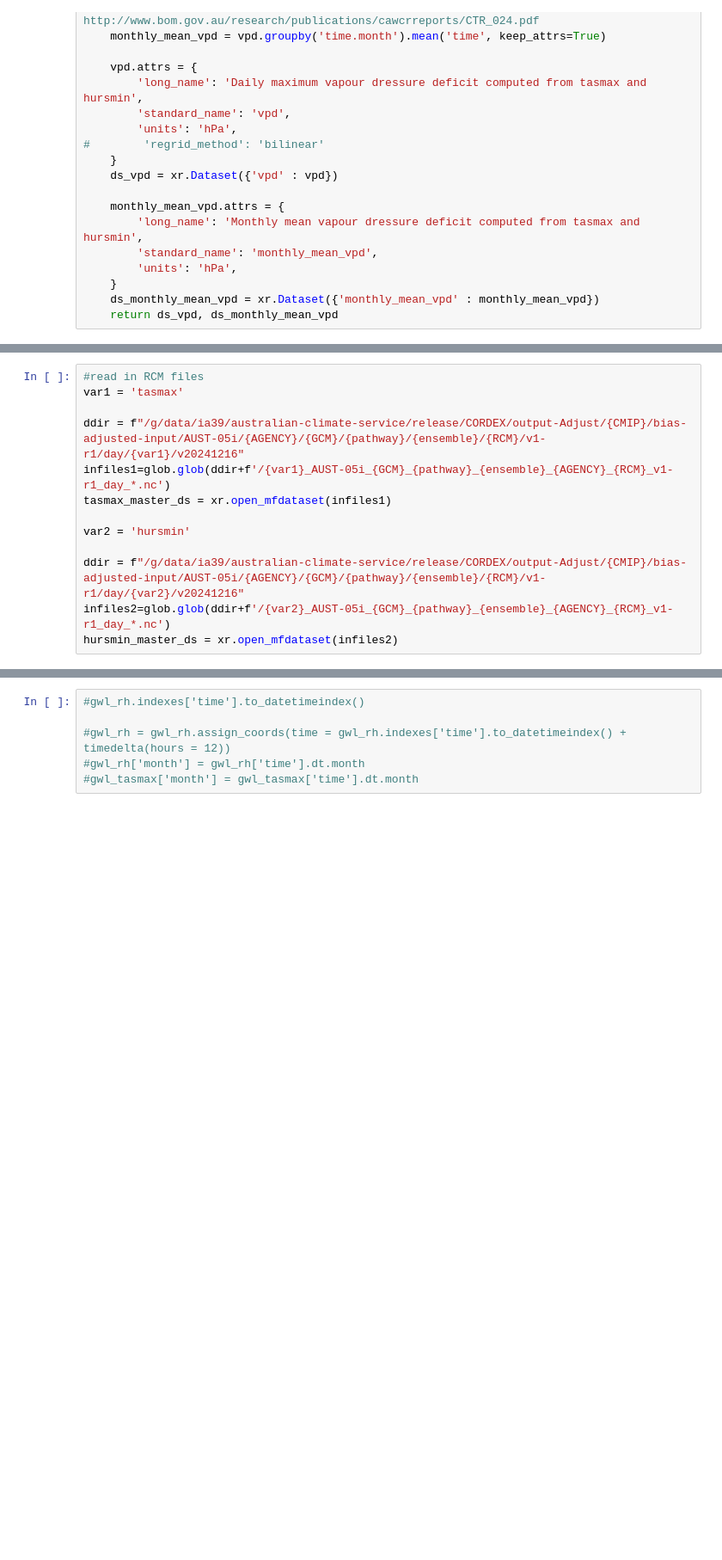
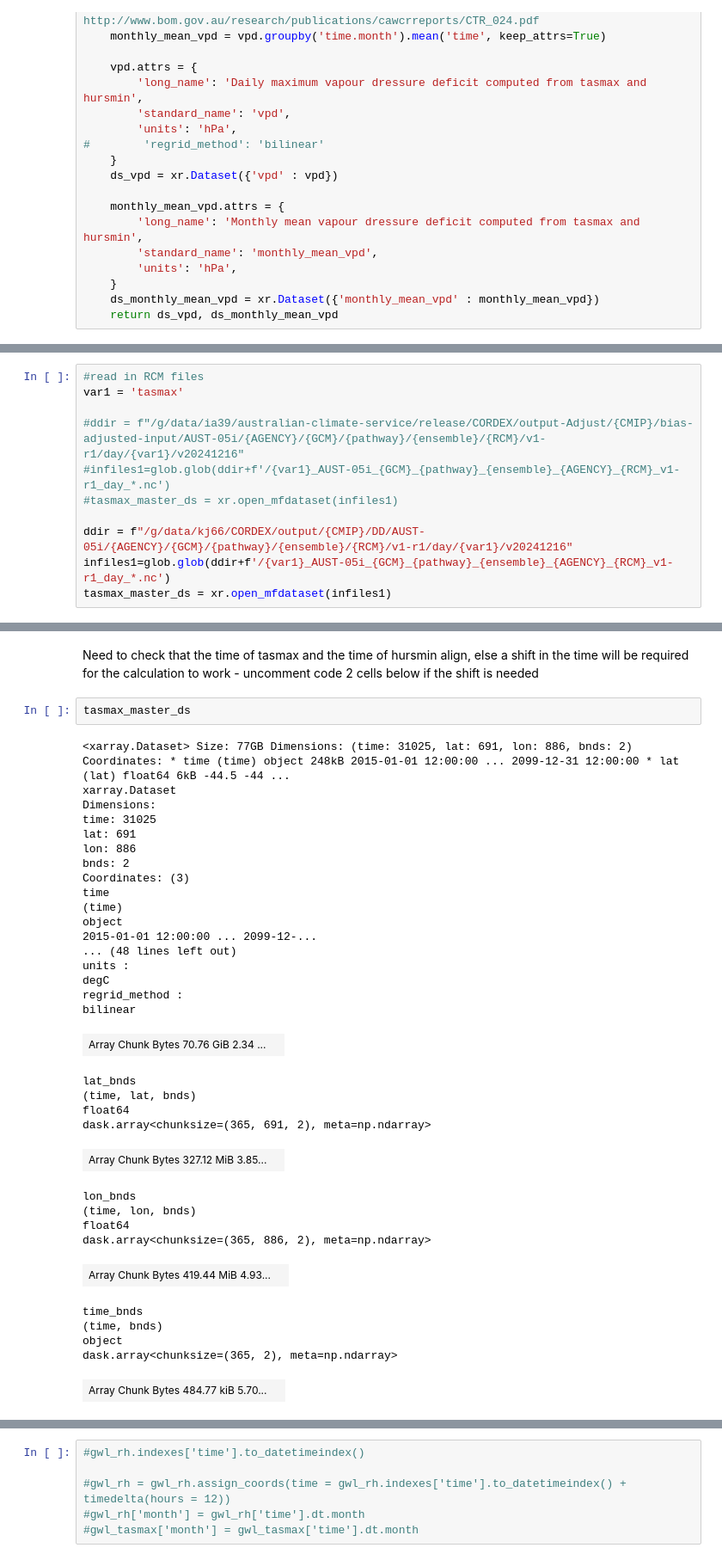
Before and after one commit to nb-bom/VPD, a Jupyter notebook: VPD functions.ipynb, the cells around one changed output, grey strips where cells are left out. Shown: that part at 86% size. Saved outputs shown, nothing was run; the diff lists cells and outputs as text; blank space fills up the shorter version.

```diff
--- a/VPD functions.ipynb
+++ b/VPD functions.ipynb
@@ -117,12 +119,10 @@ output_dir_mm = '/g/data/ia39/ncra/bushfire/vpd/monthly_mean/'
 #read in RCM files
 var1 = 'tasmax'
 
-ddir = f"/g/data/ia39/australian-climate-service/release/CORDEX/output-Adjust/{CMIP}/bias-adjusted-input/AUST-05i/{AGENCY}/{GCM}/{pathway}/{ensemble}/{RCM}/v1-r1/day/{var1}/v20241216"
+#ddir = f"/g/data/ia39/australian-climate-service/release/CORDEX/output-Adjust/{CMIP}/bias-adjusted-input/AUST-05i/{AGENCY}/{GCM}/{pathway}/{ensemble}/{RCM}/v1-r1/day/{var1}/v20241216"
+#infiles1=glob.glob(ddir+f'/{var1}_AUST-05i_{GCM}_{pathway}_{ensemble}_{AGENCY}_{RCM}_v1-r1_day_*.nc')
+#tasmax_master_ds = xr.open_mfdataset(infiles1)
+
+ddir = f"/g/data/kj66/CORDEX/output/{CMIP}/DD/AUST-05i/{AGENCY}/{GCM}/{pathway}/{ensemble}/{RCM}/v1-r1/day/{var1}/v20241216"
 infiles1=glob.glob(ddir+f'/{var1}_AUST-05i_{GCM}_{pathway}_{ensemble}_{AGENCY}_{RCM}_v1-r1_day_*.nc')
 tasmax_master_ds = xr.open_mfdataset(infiles1)
-
-var2 = 'hursmin'
-
-ddir = f"/g/data/ia39/australian-climate-service/release/CORDEX/output-Adjust/{CMIP}/bias-adjusted-input/AUST-05i/{AGENCY}/{GCM}/{pathway}/{ensemble}/{RCM}/v1-r1/day/{var2}/v20241216"
-infiles2=glob.glob(ddir+f'/{var2}_AUST-05i_{GCM}_{pathway}_{ensemble}_{AGENCY}_{RCM}_v1-r1_day_*.nc')
-hursmin_master_ds = xr.open_mfdataset(infiles2)
@@ -128,0 +141,38 @@ hursmin_master_ds = xr.open_mfdataset(infiles2)
+# %% [markdown]
+Need to check that the time of tasmax and the time of hursmin align, else a shift in the time will be required for the calculation to work - uncomment code 2 cells below if the shift is needed
+# %%
+tasmax_master_ds
+# %% [output]
+<xarray.Dataset> Size: 77GB Dimensions: (time: 31025, lat: 691, lon: 886, bnds: 2) Coordinates: * time (time) object 248kB 2015-01-01 12:00:00 ... 2099-12-31 12:00:00 * lat (lat) float64 6kB -44.5 -44 ...
+xarray.Dataset
+Dimensions:
+time: 31025
+lat: 691
+lon: 886
+bnds: 2
+Coordinates: (3)
+time
+(time)
+object
+2015-01-01 12:00:00 ... 2099-12-...
+... (48 lines left out)
+units :
+degC
+regrid_method :
+bilinear
+| Array Chunk Bytes 70.76 GiB 2.34 ... |  |
+lat_bnds
+(time, lat, bnds)
+float64
+dask.array<chunksize=(365, 691, 2), meta=np.ndarray>
+| Array Chunk Bytes 327.12 MiB 3.85... |  |
+lon_bnds
+(time, lon, bnds)
+float64
+dask.array<chunksize=(365, 886, 2), meta=np.ndarray>
+| Array Chunk Bytes 419.44 MiB 4.93... |  |
+time_bnds
+(time, bnds)
+object
+dask.array<chunksize=(365, 2), meta=np.ndarray>
+| Array Chunk Bytes 484.77 kiB 5.70... |  |
```
Also changed, not shown: parts of 10 cells of this notebook.
